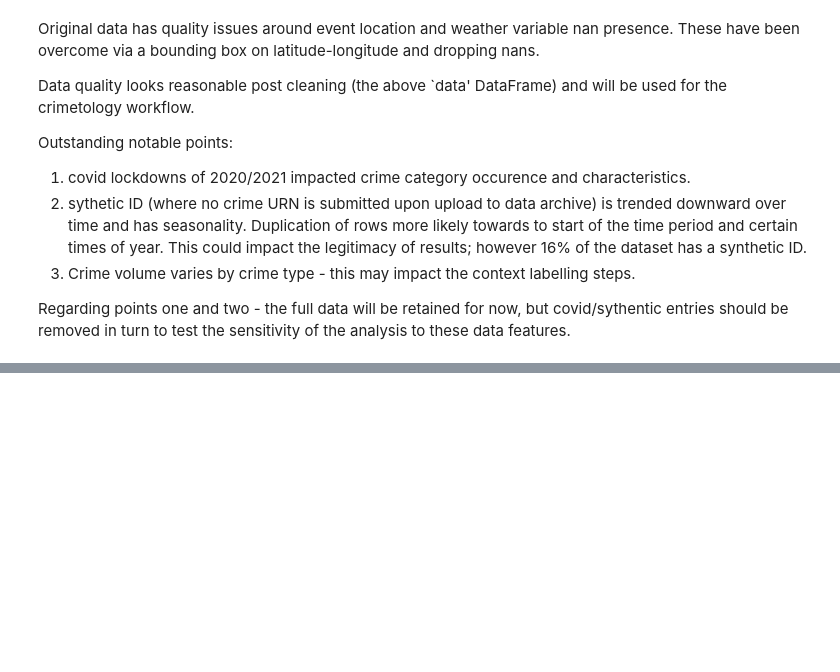
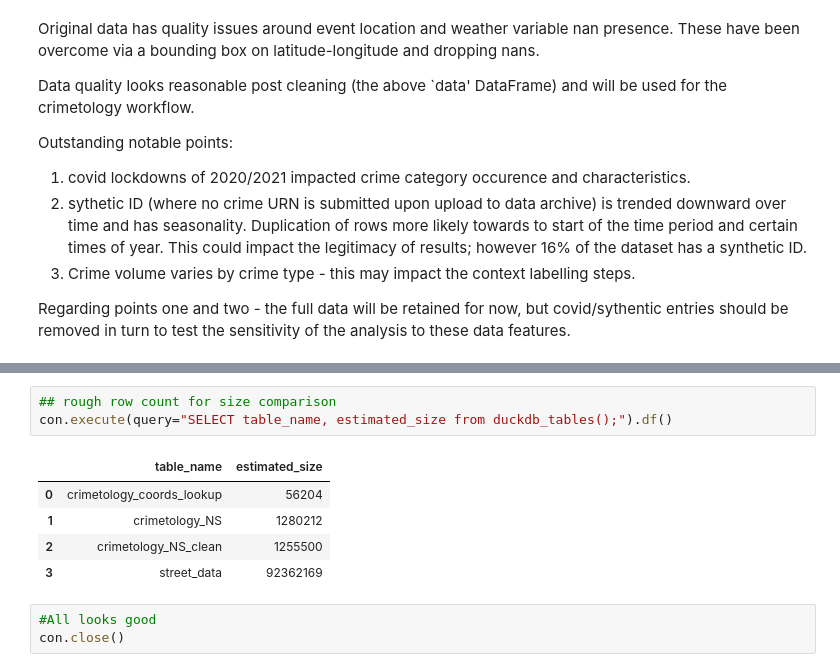
Before and after one commit to ClimatologyProjectProfile/crimetology, a Jupyter notebook: crime_weather_EDA.ipynb, the cells around one changed output, grey strips where cells are left out. Cells and saved outputs as stored; diff of their text form; blank space fills up the shorter version.

```diff
--- a/crime_weather_EDA.ipynb
+++ b/crime_weather_EDA.ipynb
@@ -408,0 +439,12 @@ Regarding points one and two - the full data will be retained for now, but covid
+# %%
+## rough row count for size comparison
+con.execute(query="SELECT table_name, estimated_size from duckdb_tables();").df()
+# %% [output]
+|  | table_name | estimated_size |
+| 0 | crimetology_coords_lookup | 56204 |
+| 1 | crimetology_NS | 1280212 |
+| 2 | crimetology_NS_clean | 1255500 |
+| 3 | street_data | 92362169 |
+# %%
+#All looks good
+con.close()
```
Also changed, not shown: parts of 18 cells of this notebook.
